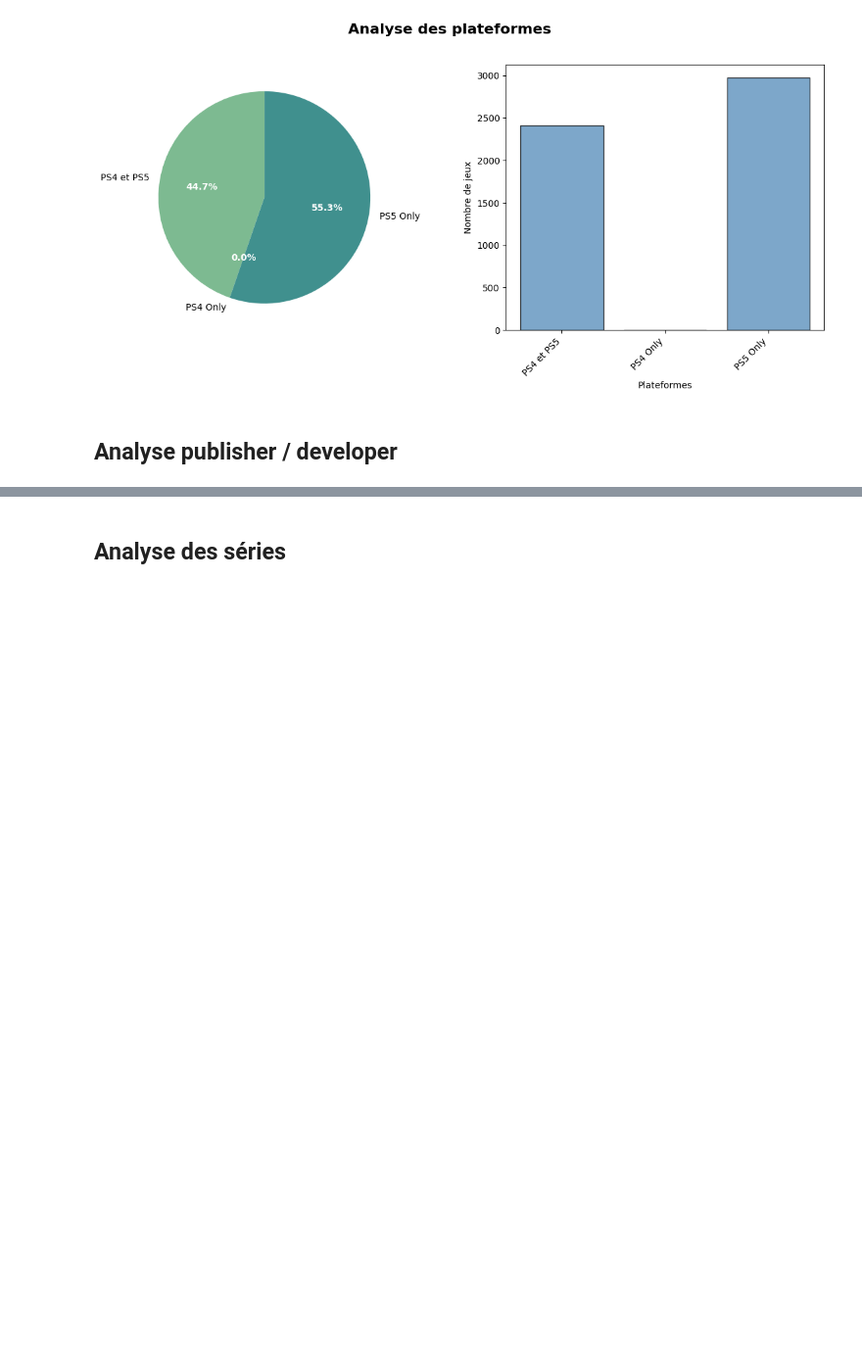
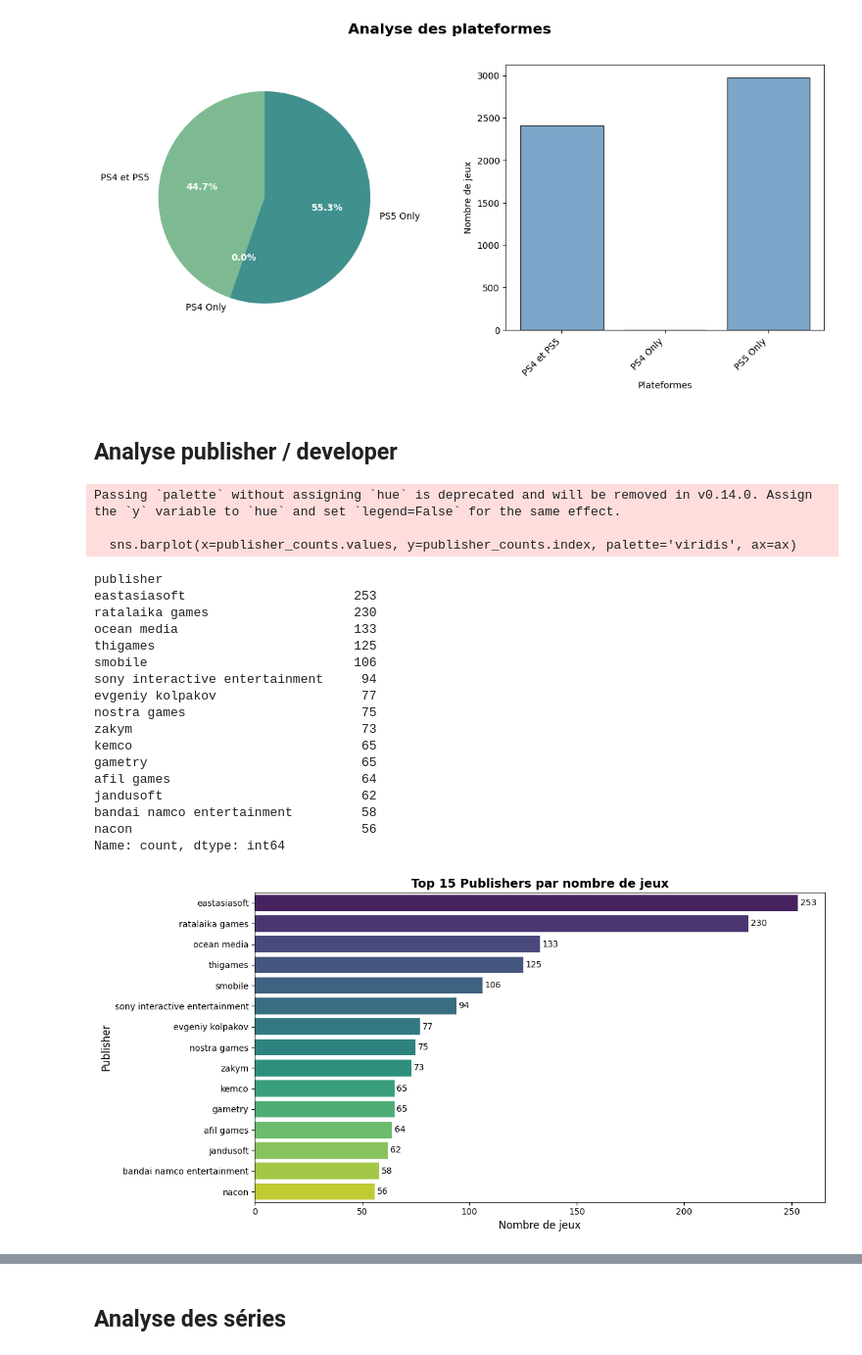
Before and after one commit to sebastien-chopin-dev/alyra-ia-psstore-machine-learning-project, a Jupyter notebook: notebooks/1_dataset_exploration.ipynb, the cells around one changed output, grey strips where cells are left out. Shown at 98% size. Drawn from its saved outputs; the diff is of its cells as text; code cells hidden in the pictures; blank space fills up the shorter version.

```diff
--- a/notebooks/exploration.ipynb
+++ b/notebooks/1_dataset_exploration.ipynb
@@ -536,3 +549,48 @@ create_plot_analyse_plateformes(df_analyse_plateformes)
 ## Analyse publisher / developer
 # %%
 # TODO Transformer éditeur
+df_analyse_publisher_dev = df.copy()
+# %%
+publisher_counts = df_analyse_publisher_dev['publisher'].value_counts().head(10)
+# %%
+def analyze_top_publishers(df, top_n=15):
+    fig, ax = plt.subplots(figsize=(12, 6))
+
+    publisher_counts = df['publisher'].value_counts().head(top_n)
+
+    sns.barplot(x=publisher_counts.values, y=publisher_counts.index, palette='viridis', ax=ax)
+    ax.set_xlabel('Nombre de jeux', fontsize=12)
+    ax.set_ylabel('Publisher', fontsize=12)
+    ax.set_title(f'Top {top_n} Publishers par nombre de jeux', fontsize=14, fontweight='bold')
+
+    # Ajouter les valeurs sur les barres
+    for i, v in enumerate(publisher_counts.values):
+        ax.text(v + 1, i, str(v), va='center', fontsize=10)
+
+    plt.tight_layout()
+
+    return publisher_counts
+# %%
+analyze_top_publishers(df_analyse_publisher_dev)
+# %% [output]
+Passing `palette` without assigning `hue` is deprecated and will be removed in v0.14.0. Assign the `y` variable to `hue` and set `legend=False` for the same effect.
+
+  sns.barplot(x=publisher_counts.values, y=publisher_counts.index, palette='viridis', ax=ax)
+publisher
+eastasiasoft                      253
+ratalaika games                   230
+ocean media                       133
+thigames                          125
+smobile                           106
+sony interactive entertainment     94
+evgeniy kolpakov                   77
+nostra games                       75
+zakym                              73
+kemco                              65
+gametry                            65
+afil games                         64
+jandusoft                          62
+bandai namco entertainment         58
+nacon                              56
+Name: count, dtype: int64
+[figure, added]
```
Also changed, not shown: parts of 54 cells of this notebook, 12 other files.
